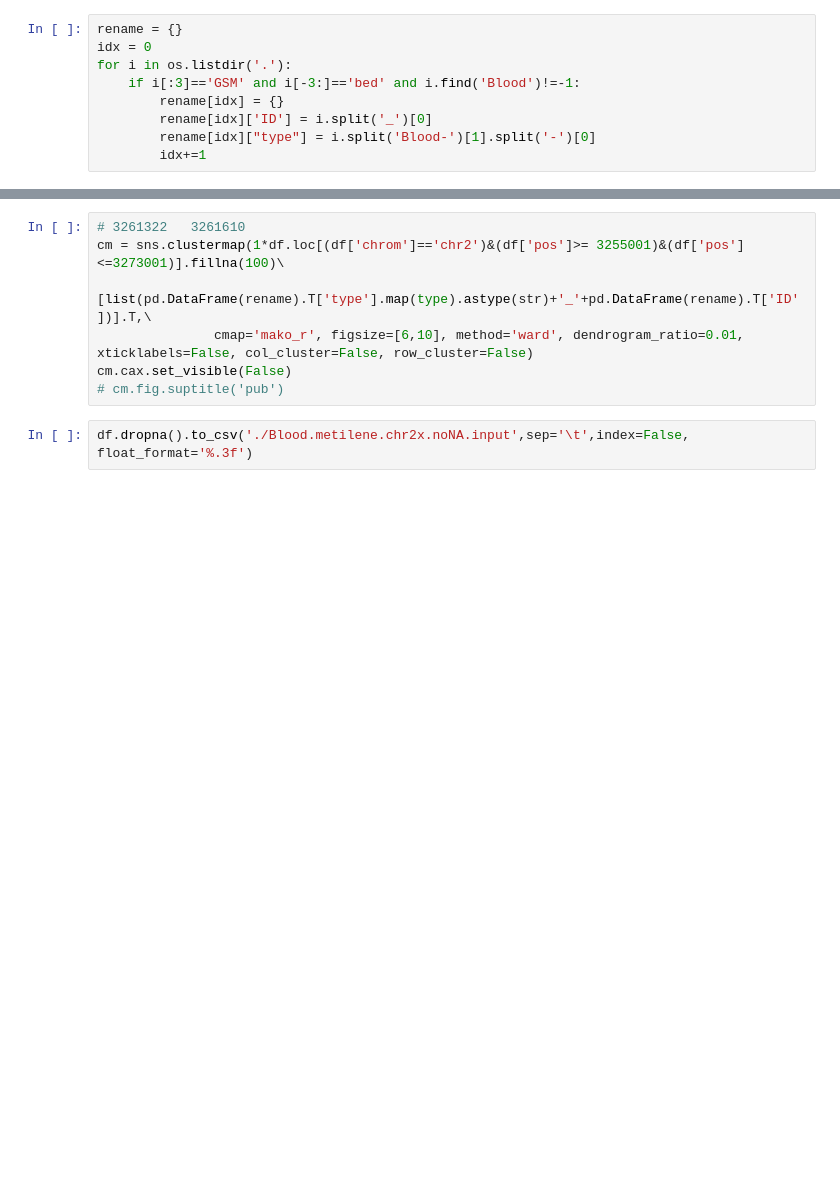
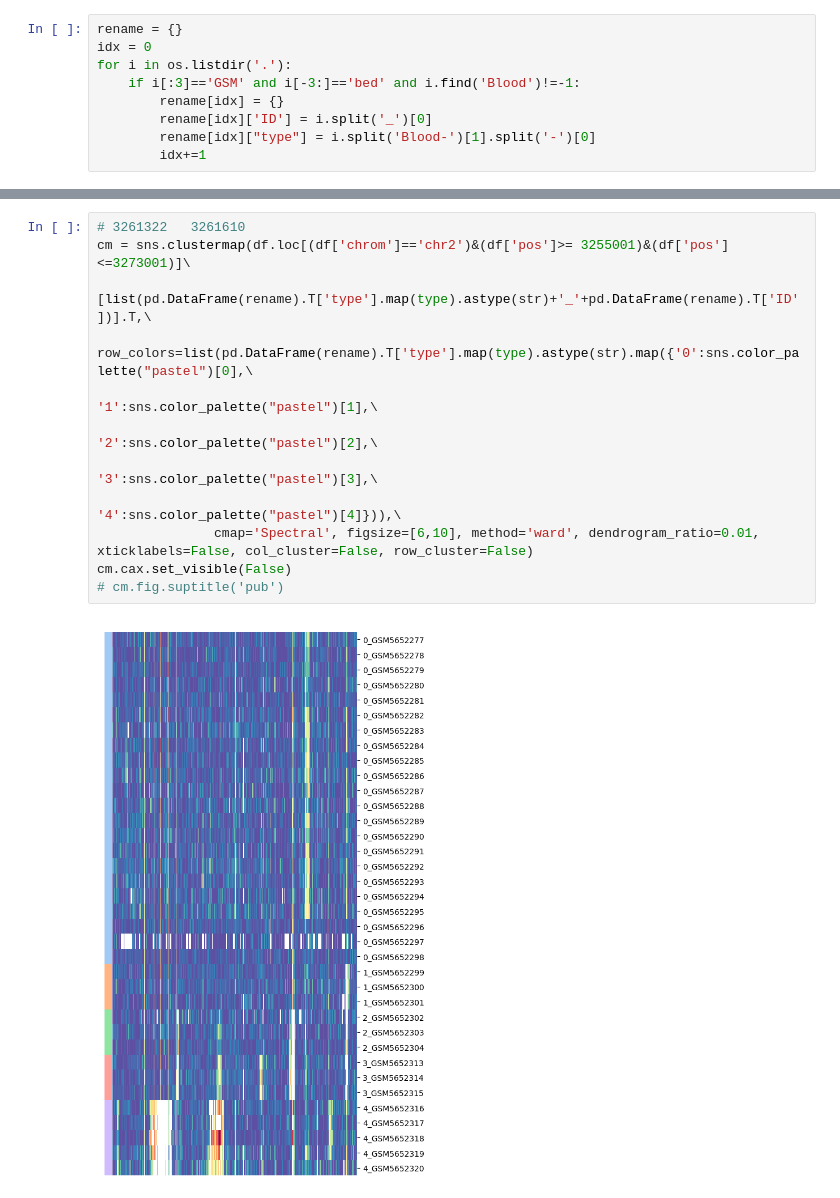
Before and after one commit to zzhu1372/metilene3-dev, a Jupyter notebook: result/analysis-biological.ipynb, the cells around one changed output, grey strips where cells are left out. Drawn from its saved outputs; the diff is of its cells as text; blank space fills up the shorter version.

```diff
--- a/result/analysis-biological.ipynb
+++ b/result/analysis-biological.ipynb
@@ -29,9 +47,14 @@ df.columns.str.contains('0_').sum(),df.columns.str.contains('1_').sum(),df.colum
 # %%
 # 3261322	3261610
-cm = sns.clustermap(1*df.loc[(df['chrom']=='chr2')&(df['pos']>= 3255001)&(df['pos']<=3273001)].fillna(100)\
+cm = sns.clustermap(df.loc[(df['chrom']=='chr2')&(df['pos']>= 3255001)&(df['pos']<=3273001)]\
                [list(pd.DataFrame(rename).T['type'].map(type).astype(str)+'_'+pd.DataFrame(rename).T['ID'])].T,\
-               cmap='mako_r', figsize=[6,10], method='ward', dendrogram_ratio=0.01, xticklabels=False, col_cluster=False, row_cluster=False)
+                row_colors=list(pd.DataFrame(rename).T['type'].map(type).astype(str).map({'0':sns.color_palette("pastel")[0],\
+                                                               '1':sns.color_palette("pastel")[1],\
+                                                               '2':sns.color_palette("pastel")[2],\
+                                                               '3':sns.color_palette("pastel")[3],\
+                                                               '4':sns.color_palette("pastel")[4]})),\
+               cmap='Spectral', figsize=[6,10], method='ward', dendrogram_ratio=0.01, xticklabels=False, col_cluster=False, row_cluster=False)
 cm.cax.set_visible(False)
 # cm.fig.suptitle('pub')
+# %% [output]
+[figure, added]
-# %%
-df.dropna().to_csv('./Blood.metilene.chr2x.noNA.input',sep='\t',index=False, float_format='%.3f')
```
Also changed, not shown: parts of 20 cells of this notebook.
